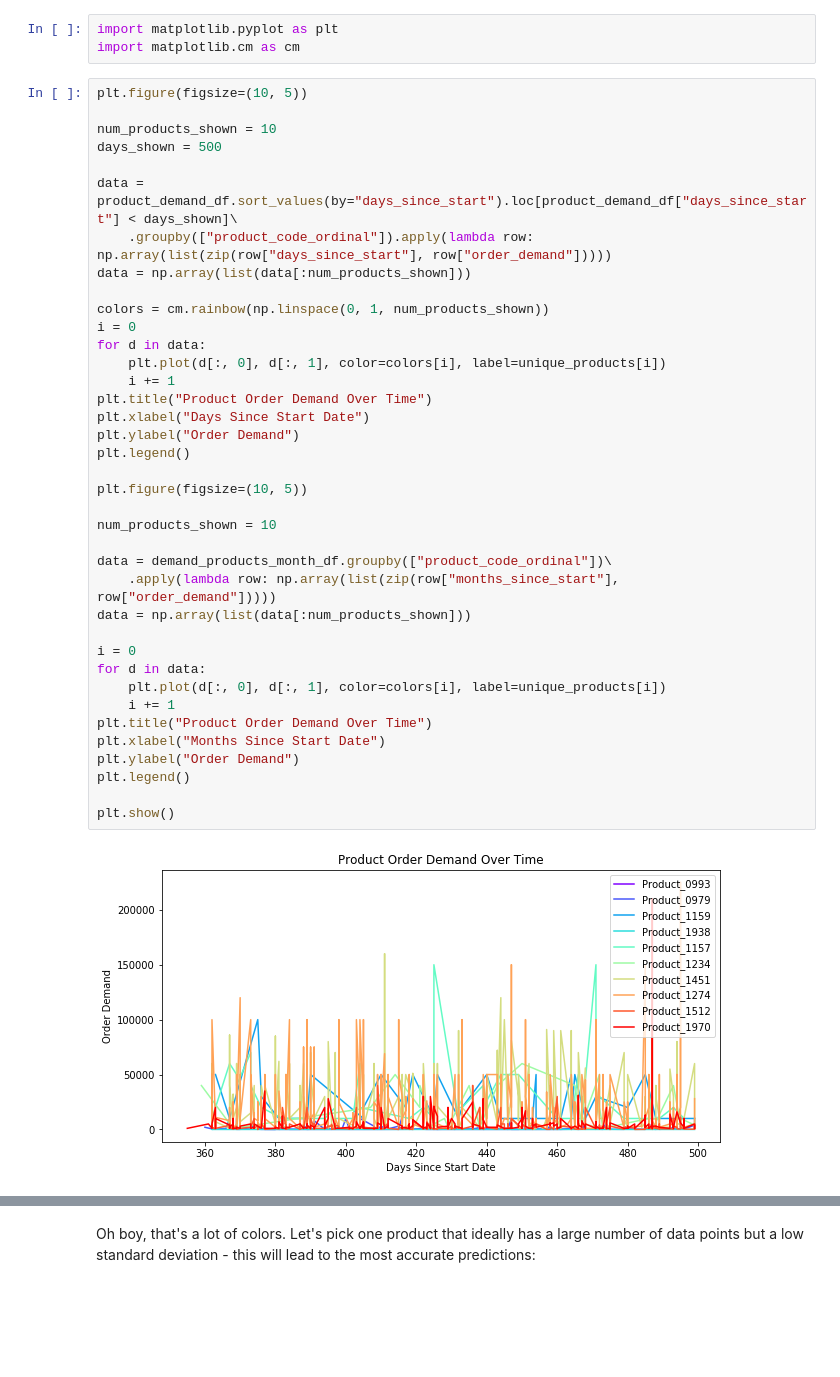
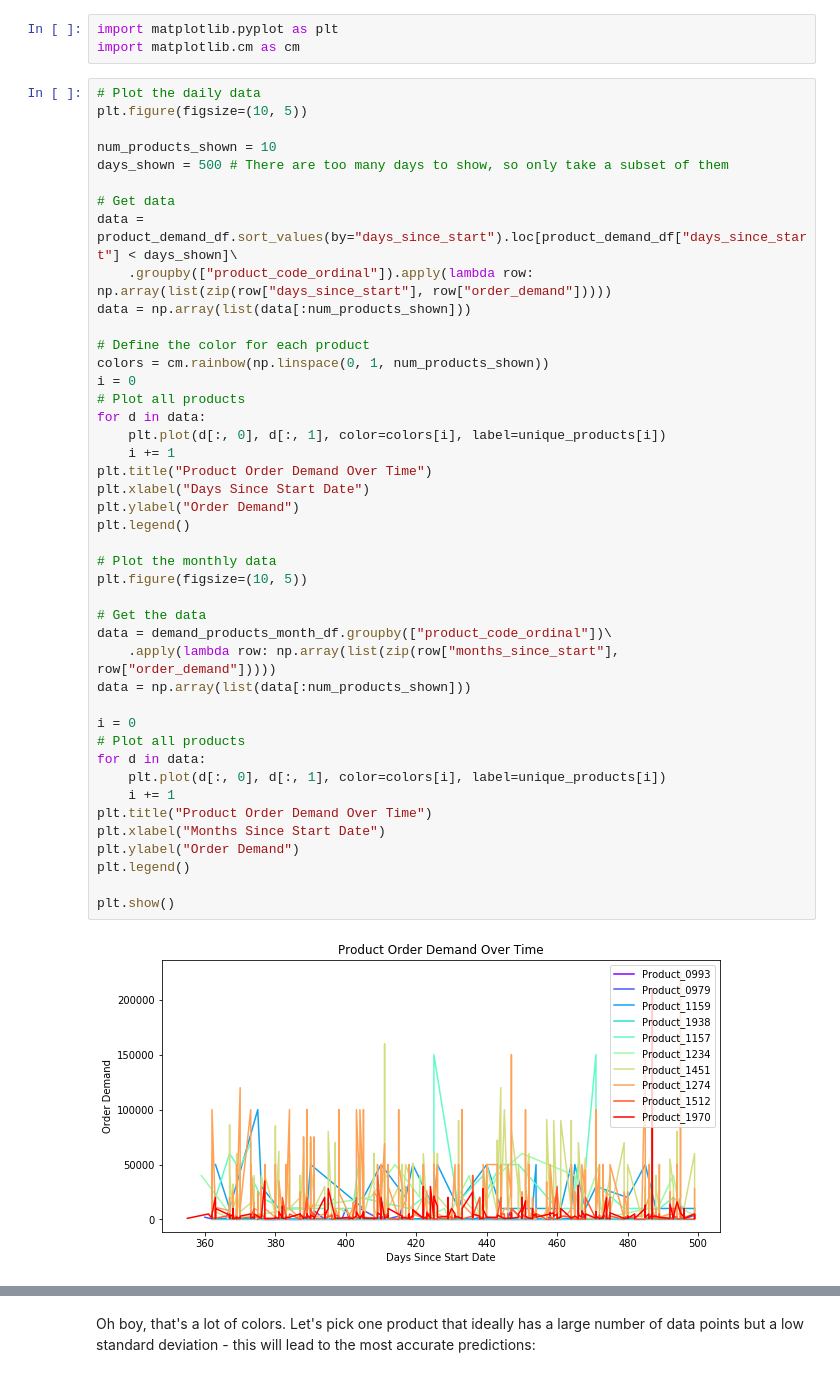
Before and after one commit to justinro-underscore/EECS731Projects, a Jupyter notebook: project5/Product Demand Analysis.ipynb, the cells around one changed output, grey strips where cells are left out. Drawn from its saved outputs; the diff is of its cells as text; blank space fills up the shorter version.

```diff
--- a/project5/Product Demand Analysis.ipynb
+++ b/project5/Product Demand Analysis.ipynb
@@ -200,42 +193,47 @@ Let's start analyzing some data. Let's start by visualizing the purchases:
 import matplotlib.pyplot as plt
 import matplotlib.cm as cm
 # %%
+# Plot the daily data
 plt.figure(figsize=(10, 5))
 
 num_products_shown = 10
-days_shown = 500
+days_shown = 500 # There are too many days to show, so only take a subset of them
 
+# Get data
 data = product_demand_df.sort_values(by="days_since_start").loc[product_demand_df["days_since_start"] < days_shown]\
     .groupby(["product_code_ordinal"]).apply(lambda row: np.array(list(zip(row["days_since_start"], row["order_demand"]))))
 data = np.array(list(data[:num_products_shown]))
 
+# Define the color for each product
 colors = cm.rainbow(np.linspace(0, 1, num_products_shown))
 i = 0
+# Plot all products
 for d in data:
     plt.plot(d[:, 0], d[:, 1], color=colors[i], label=unique_products[i])
     i += 1
 plt.title("Product Order Demand Over Time")
 plt.xlabel("Days Since Start Date")
 plt.ylabel("Order Demand")
 plt.legend()
 
+# Plot the monthly data
 plt.figure(figsize=(10, 5))
 
-num_products_shown = 10
-
+# Get the data
 data = demand_products_month_df.groupby(["product_code_ordinal"])\
     .apply(lambda row: np.array(list(zip(row["months_since_start"], row["order_demand"]))))
 data = np.array(list(data[:num_products_shown]))
 
 i = 0
+# Plot all products
 for d in data:
     plt.plot(d[:, 0], d[:, 1], color=colors[i], label=unique_products[i])
     i += 1
 plt.title("Product Order Demand Over Time")
 plt.xlabel("Months Since Start Date")
 plt.ylabel("Order Demand")
 plt.legend()
 
 plt.show()
 # %% [output]
-[figure, old version]
+[figure, new version]
```
Also changed, not shown: parts of 26 cells of this notebook, 1 other file.
